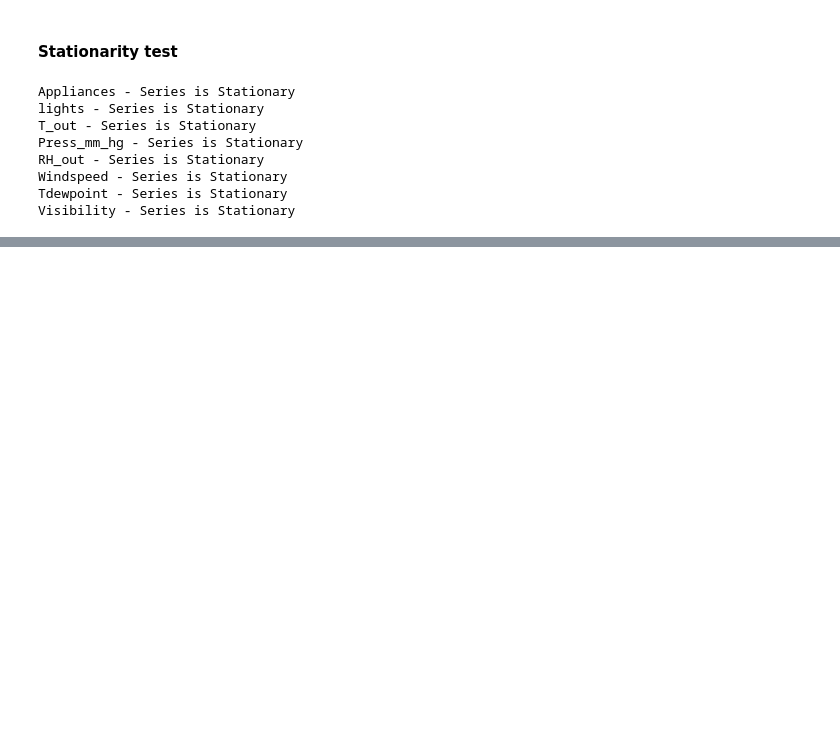
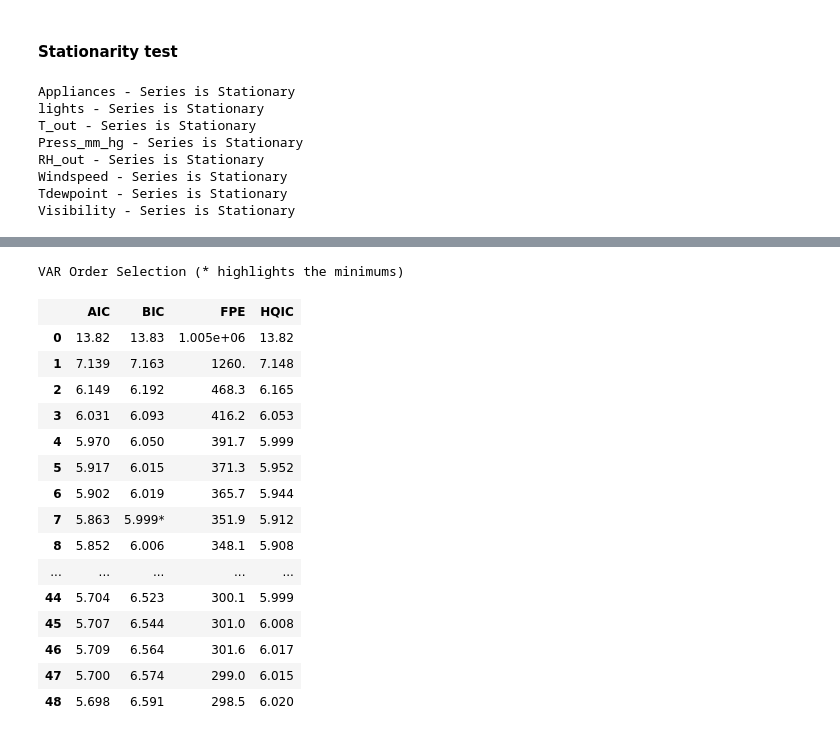
Before and after one commit to NishanD21/Energy-usage-of-appliances-Multivariate-Time-Series-Analysis, a Jupyter notebook: mva.ipynb, the cells around one changed output, grey strips where cells are left out. Drawn from its saved outputs; the diff is of its cells as text; code cells hidden in the pictures; blank space fills up the shorter version.

```diff
--- a/mva.ipynb
+++ b/mva.ipynb
@@ -136,0 +146,5 @@ Visibility - Series is Stationary
+# %%
+for i in range(len(df.columns)-1):
+    results = grangercausalitytests(df[[y,df.columns[i+1]]], max_lags, verbose =False)
+    p_values = [round(results[i+1][0]['ssr_ftest'][1],4) for i in range(max_lags)]
+    print('Column - {} : P_Values - {}'.format(df.columns[i+1],p_values))
@@ -136,0 +159,3 @@ Visibility - Series is Stationary
+# %%
+df_input = df[['Appliances','T_out','Windspeed']]
+df_input.head()
@@ -136,0 +172,8 @@ Visibility - Series is Stationary
+# %%
+train_size = int(len(df_input)*0.9)
+
+df_train = df_input[:train_size]
+df_test = df_input[train_size:]
+
+print(df_train.shape)
+print(df_test.shape)
@@ -136,0 +183,7 @@ Visibility - Series is Stationary
+# %%
+model = VAR(df_train, freq = '1H')
+for i in range(48):
+    results = model.fit(i+1)
+    print('order =' , i+1)
+    print('AIC: ', results.aic)
+    print('BIC: ',results.bic)
@@ -136,0 +208,20 @@ Visibility - Series is Stationary
+# %%
+model.select_order(48).summary()
+# %% [output]
+VAR Order Selection (* highlights the minimums)
+|  | AIC | BIC | FPE | HQIC |
+| 0 | 13.82 | 13.83 | 1.005e+06 | 13.82 |
+| 1 | 7.139 | 7.163 | 1260. | 7.148 |
+| 2 | 6.149 | 6.192 | 468.3 | 6.165 |
+| 3 | 6.031 | 6.093 | 416.2 | 6.053 |
+| 4 | 5.970 | 6.050 | 391.7 | 5.999 |
+| 5 | 5.917 | 6.015 | 371.3 | 5.952 |
+| 6 | 5.902 | 6.019 | 365.7 | 5.944 |
+| 7 | 5.863 | 5.999* | 351.9 | 5.912 |
+| 8 | 5.852 | 6.006 | 348.1 | 5.908 |
+| ... | ... | ... | ... | ... |
+| 44 | 5.704 | 6.523 | 300.1 | 5.999 |
+| 45 | 5.707 | 6.544 | 301.0 | 6.008 |
+| 46 | 5.709 | 6.564 | 301.6 | 6.017 |
+| 47 | 5.700 | 6.574 | 299.0 | 6.015 |
+| 48 | 5.698 | 6.591 | 298.5 | 6.020 |
```
Also changed, not shown: parts of 26 cells of this notebook.
